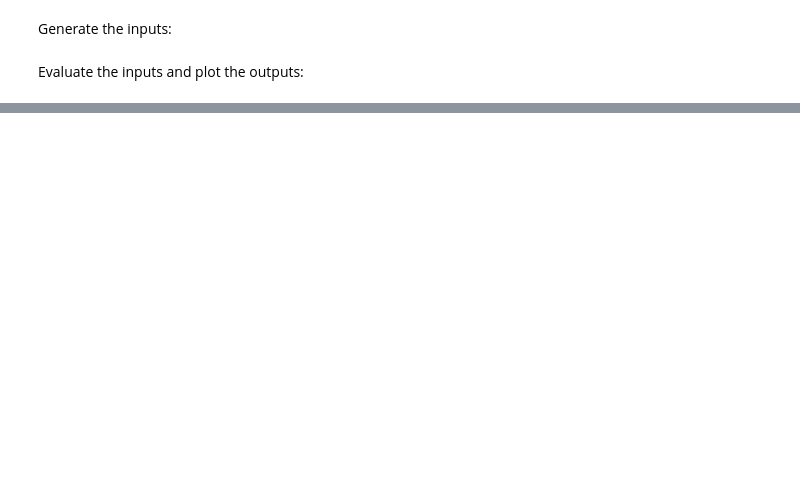
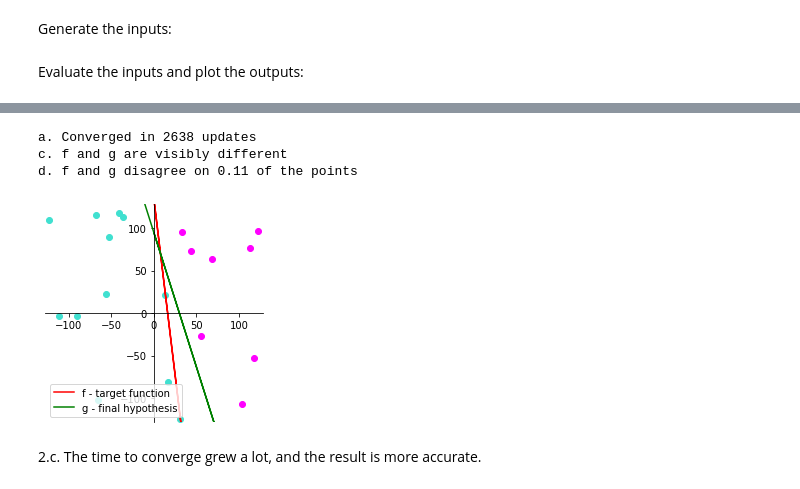
Before and after one commit to mattany/IML, a Jupyter notebook: problem_set_11.ipynb, the cells around one changed output, grey strips where cells are left out. Cells and saved outputs as stored; diff of their text form; code cells hidden in the pictures; blank space fills up the shorter version.

```diff
--- a/problem_set_11.ipynb
+++ b/problem_set_11.ipynb
@@ -35,7 +35,7 @@ plot_axes()
 Draw a random line:
 # %%
 def random_hyperplane(d):
-    plane = np.random.randint(2*pos_dist_size,size=(d, d)) - pos_dist_size
+    plane = pos_dist_size * 2 * np.random.random_sample(size=(d, d)) - pos_dist_size
     ones = np.empty(d)
     ones.fill(1)
     w = np.linalg.solve(plane, ones)
@@ -43,15 +43,6 @@ def random_hyperplane(d):
     return w
 
 # m, n = random_line()
-def plot_line(w, color):
-    plot_axes()
-    Xs = [-pos_dist_size, pos_dist_size, 0]
-    Ys = [
-        (-w[0] - w[1] * Xs[0]) / w[2],
-        (-w[0] - w[1] * Xs[1]) / w[2],
-        (-w[0] - w[1] * Xs[2]) / w[2]
-    ]
-    plt.plot(Xs, Ys, color)
+
 
 w_star = random_hyperplane(2)
-plot_line(w_star)
@@ -124,0 +146,16 @@ Converged in 731 updates
+# %%
+b_inputs = gen_inputs(20, 2)
+b_outputs = evaluate_points(b_inputs, w_star)
+# %%
+
+b_w = perceptron(b_inputs, b_outputs)
+plot_outputs(b_w, w_star, b_inputs, b_outputs)
+print(f"c. f and g are visibly different")
+print(f"d. f and g disagree on {calculate_error(test_inputs, b_w, w_star)} of the points")
+# %% [output]
+a. Converged in 2638 updates
+c. f and g are visibly different
+d. f and g disagree on 0.11 of the points
+[figure, added]
+# %% [markdown]
+2.c. The time to converge grew a lot, and the result is more accurate.
```
Also changed, not shown: parts of 19 cells of this notebook.
